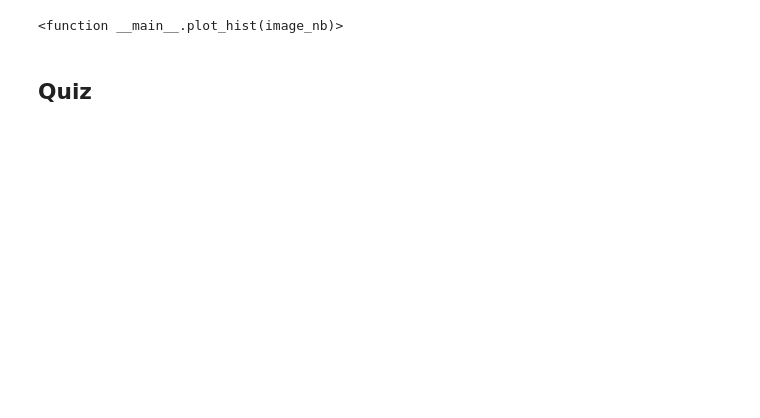
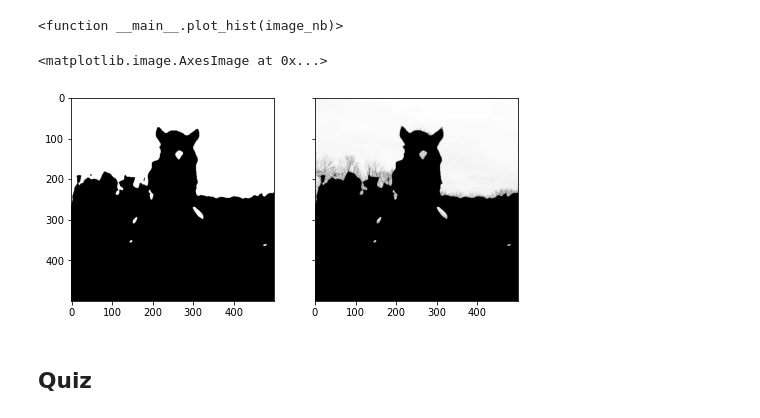
Before and after one commit to annalaine/quaxp, a Jupyter notebook: 2-2-1-contrast.ipynb, the cells around one changed output. Cells and saved outputs as stored; diff of their text form; code cells hidden in the pictures; blank space fills up the shorter version.

```diff
--- a/2-2-1-contrast.ipynb
+++ b/2-2-1-contrast.ipynb
@@ -101,5 +101,29 @@ interact(plot_hist,
 # %% [output]
 [interactive output not drawn]
 <function __main__.plot_hist(image_nb)>
+# %%
+# blur and grayscale before thresholding
+import numpy as np
+from skimage import filters
+
+image = rgb2gray(io.imread('./data/19.jpg'))
+blur = filters.gaussian(image, sigma = 3)
+
+# perform adaptive thresholding
+t = filters.threshold_otsu(blur)
+mask = blur > t
+
+fig, (ax1, ax2) = plt.subplots(1, 2, figsize = (8, 4), sharex = True, sharey = True)
+
+ax1.imshow(mask, cmap = 'gray')
+
+# use the mask to select the "interesting" part of the image
+sel = np.zeros_like(image)
+sel[mask] = image[mask]
+
+ax2.imshow(sel, cmap = 'gray')
+# %% [output]
+<matplotlib.image.AxesImage at 0x...>
+[figure, added]
 # %% [markdown]
 ## Quiz
```
Also changed, not shown: 3 other files.
